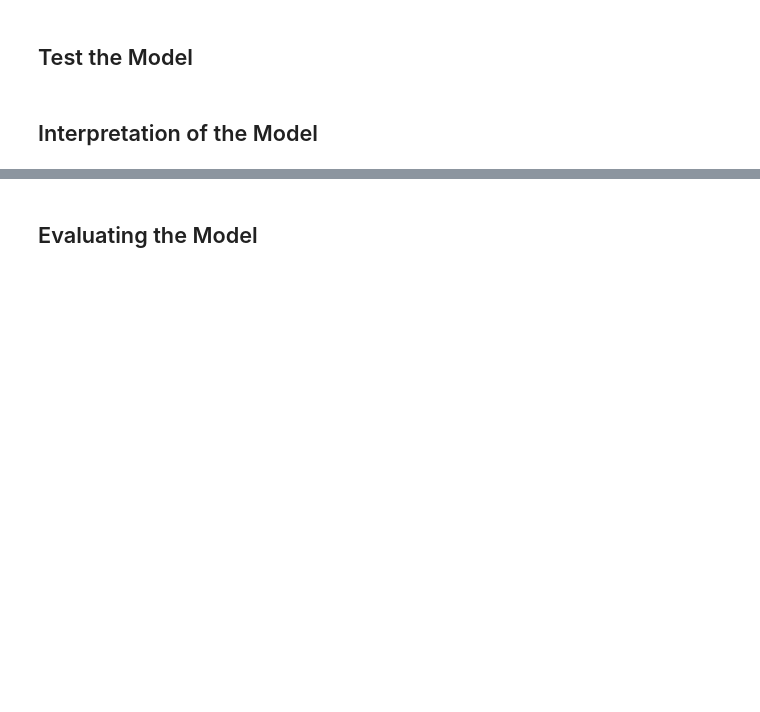
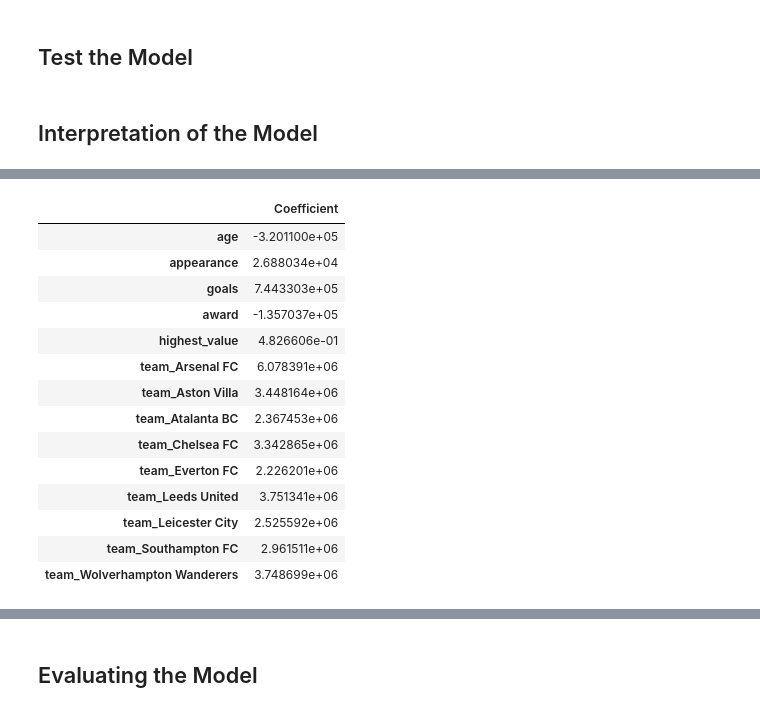
Before and after one commit to Tuwaiq-DS-ML-bootcamp-V-8/Usecase-7, a Jupyter notebook: EDA explain template.ipynb, the cells around one changed output, grey strips where cells are left out. Saved outputs shown, nothing was run; the diff lists cells and outputs as text; code cells hidden in the pictures; blank space fills up the shorter version.

```diff
--- a/EDA explain template.ipynb
+++ b/EDA explain template.ipynb
@@ -400,7 +433,7 @@ Lasso(alpha=0.1)
 param_grid = {
     'alpha': [0, 0.0000003, 0.0002, 0.001, 0.01, 0.5, 1, 5]  # Regularization strength
 }
-grid_search = GridSearchCV(estimator=ridge_model,
+grid_search_ridge = GridSearchCV(estimator=ridge_model,
                            param_grid=param_grid,
                            cv=5,
                            scoring='neg_mean_squared_error',
@@ -408,7 +441,7 @@ grid_search = GridSearchCV(estimator=ridge_model,
 
 grid_search_lasso = GridSearchCV(estimator=lasso_model,
                            param_grid=param_grid,
-                           cv=5,# cross validation fold
+                           cv=5,
                            scoring='neg_mean_squared_error',
                            verbose=1)
 # %% [markdown]
@@ -418,3 +451,20 @@ grid_search_lasso = GridSearchCV(estimator=lasso_model,
 model.fit(X_train_scaled, y_train)
 # %% [output]
 LinearRegression()
+# %%
+# Fit GridSearchCV on the training data
+grid_search_ridge.fit(X_train, y_train)
+grid_search_lasso.fit(X_train, y_train)
+
+# Get the best parameters and best model
+
+# Ridge
+best_params_ridge = grid_search_ridge.best_params_
+best_model_ridge = grid_search_ridge.best_estimator_
+
+# Lasso
+best_params_lasso = grid_search_lasso.best_params_
+best_model_lasso = grid_search_lasso.best_estimator_
+
+print("Best Parameters for ridge model:", best_params_ridge)
+print("Best Parameters for lasso model:", best_params_lasso)
@@ -426,5 +484,6 @@ y_pred = model.predict(X_test_scaled)
 # %% [markdown]
 ## Interpretation of the Model
 # %%
-coeff_df = pd.DataFrame(model.coef_,X.columns,columns=['Coefficient'])
-coeff_df
+coeff_df = pd.DataFrame(model.coef_,X.columns,columns=['Coefficient']) # Linear model cofficients
+coeff_df_ridge = pd.DataFrame(best_model_ridge.coef_,X.columns,columns=['Coefficient']) # Ridge model cofficients
+coeff_df_lasso = pd.DataFrame(best_model_lasso.coef_,X.columns,columns=['Coefficient']) # Lasso model cofficients
@@ -438,0 +508,18 @@ coeff_df
+# %%
+coeff_df_ridge
+# %% [output]
+|  | Coefficient |
+| age | -3.201100e+05 |
+| appearance | 2.688034e+04 |
+| goals | 7.443303e+05 |
+| award | -1.357037e+05 |
+| highest_value | 4.826606e-01 |
+| team_Arsenal FC | 6.078391e+06 |
+| team_Aston Villa | 3.448164e+06 |
+| team_Atalanta BC | 2.367453e+06 |
+| team_Chelsea FC | 3.342865e+06 |
+| team_Everton FC | 2.226201e+06 |
+| team_Leeds United | 3.751341e+06 |
+| team_Leicester City | 2.525592e+06 |
+| team_Southampton FC | 2.961511e+06 |
+| team_Wolverhampton Wanderers | 3.748699e+06 |
```
Also changed, not shown: parts of 41 cells of this notebook.
